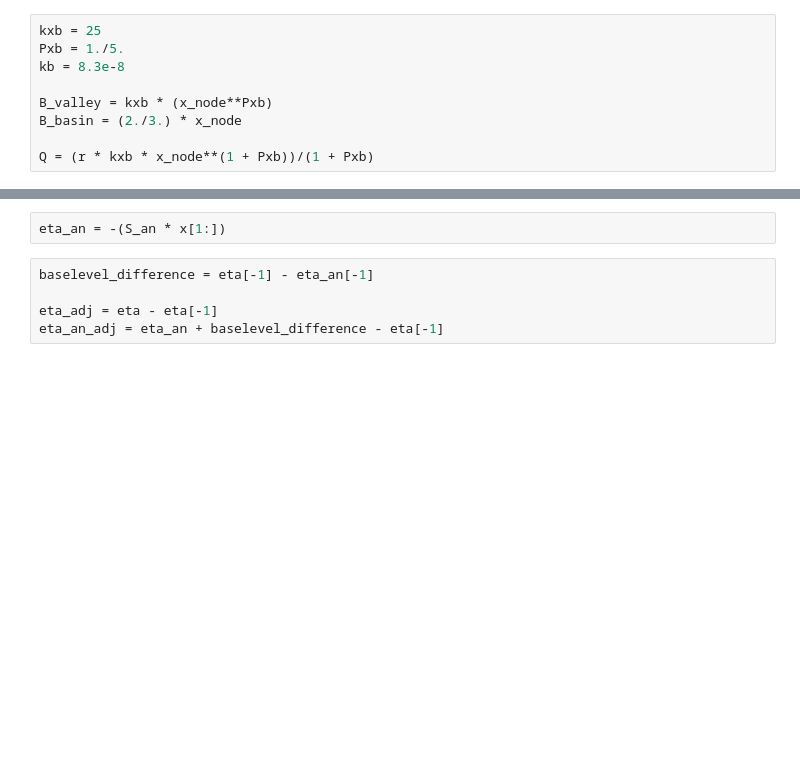
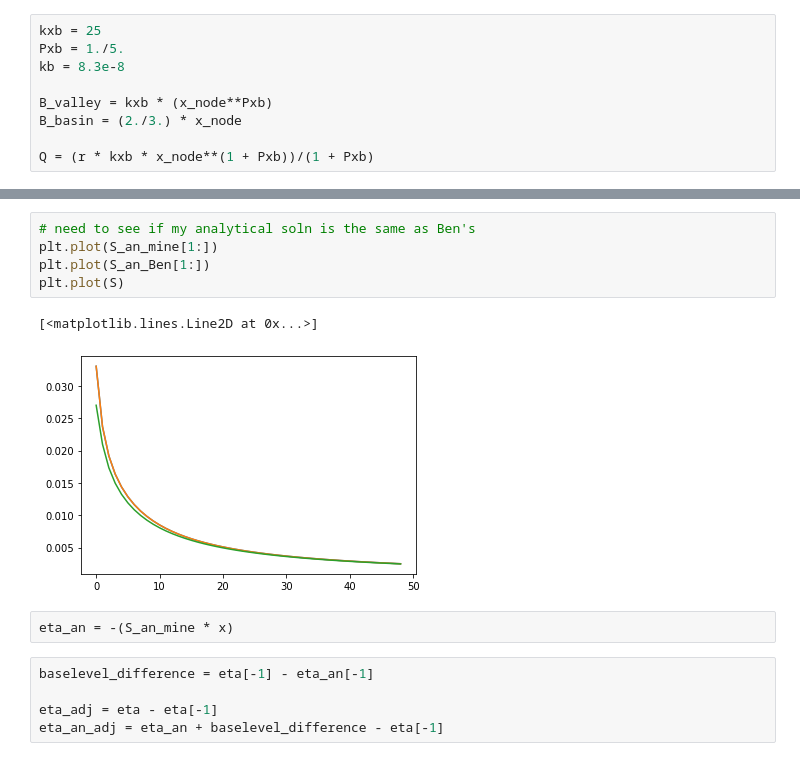
Before and after one commit to vaga3461/High-Plains, a Jupyter notebook: modeling headway FA22/manuscript figs/full model analytical.ipynb, the cells around one changed output, grey strips where cells are left out. Saved outputs shown, nothing was run; the diff lists cells and outputs as text; blank space fills up the shorter version.

```diff
--- a/modeling headway FA22/manuscript figs/full model analytical.ipynb
+++ b/modeling headway FA22/manuscript figs/full model analytical.ipynb
@@ -237,5 +208,13 @@ plt.legend()
-# %%
-eta_an = -(S_an * x[1:])
+# %%
+# need to see if my analytical soln is the same as Ben's
+plt.plot(S_an_mine[1:])
+plt.plot(S_an_Ben[1:])
+plt.plot(S)
+# %% [output]
+[<matplotlib.lines.Line2D at 0x...>]
+[figure, added]
+# %%
+eta_an = -(S_an_mine * x)
 # %%
 baselevel_difference = eta[-1] - eta_an[-1]
 
```
Also changed, not shown: parts of 15 cells of this notebook, 6 other files.
